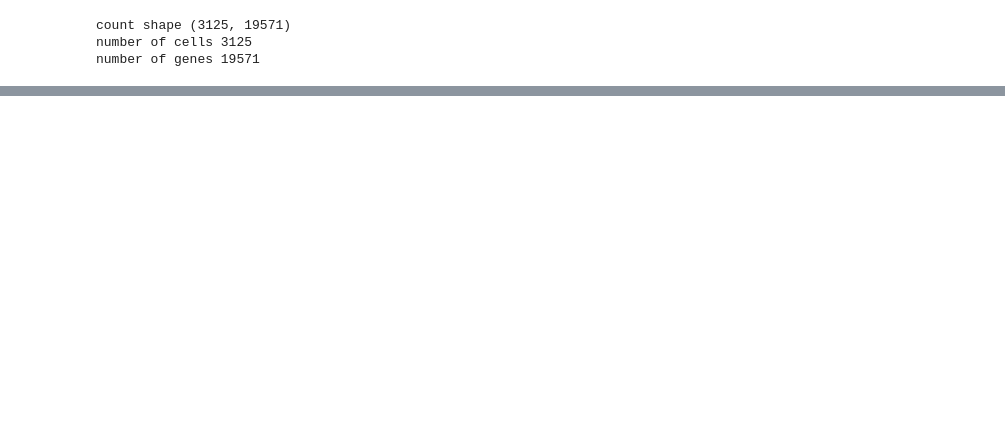
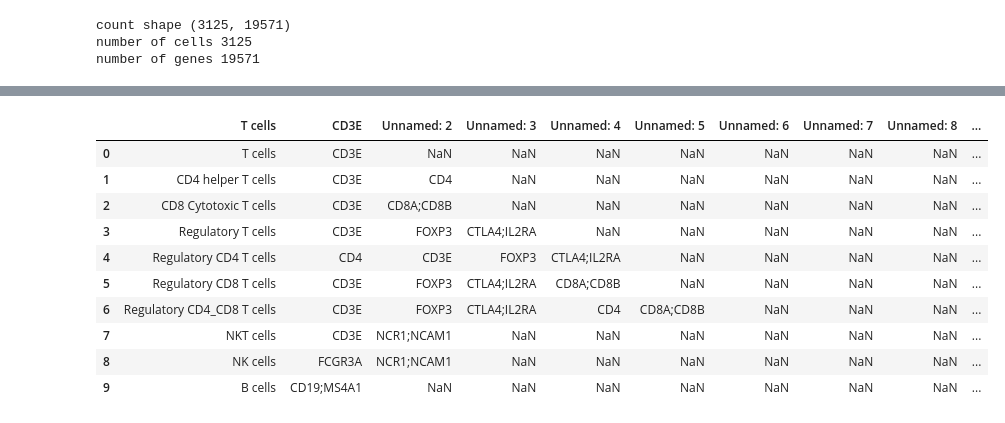
Before and after one commit to ItayShlosberg/classifying-response-to-immunotherapy, a Jupyter notebook: data_analysis/classifying_cell_types.ipynb, the cells around one changed output, grey strips where cells are left out. Drawn from its saved outputs; the diff is of its cells as text; code cells hidden in the pictures; blank space fills up the shorter version.

```diff
--- a/data_analysis/classifying_cell_types.ipynb
+++ b/data_analysis/classifying_cell_types.ipynb
@@ -42,0 +77,30 @@ number of genes 19571
+# %%
+# Extract ImmuneCellsMarkersUpdated Excel file from PC and load it into DataFrame.
+MARKERS_PATH = path.join(PROJECT_PATH, r'Data\ImmuneCellsMarkersUpdated.xlsx')
+xls = pd.ExcelFile(MARKERS_PATH)
+df = pd.read_excel(xls)
+# df = pd.read_excel(xls, 'Sheet1')
+
+# Reorganize the table, the column names actually accouns the first row of the DataFrame
+columns = [v if not 'Unnamed' in v else np.NAN for v in  list(df.columns)]
+df.loc[28] =  columns
+df = df.reindex([28]+list(range(0,28))).reset_index(drop=True)
+
+# convert df to dictionary markers table
+rm_nan = lambda lst: list([vv for vv in lst if not vv is np.NAN])
+df_rows = df.values.tolist()
+map_celltype_to_markers = {v[0]: rm_nan(v[1:]) for v in df_rows}
+
+df.head(10)
+# %% [output]
+|  | T cells | CD3E | Unnamed: 2 | Unnamed: 3 | Unnamed: 4 | Unnamed: 5 | Unnamed: 6 | Unnamed: 7 | Unnamed: 8 | ... |
+| 0 | T cells | CD3E | NaN | NaN | NaN | NaN | NaN | NaN | NaN | ... |
+| 1 | CD4 helper T cells | CD3E | CD4 | NaN | NaN | NaN | NaN | NaN | NaN | ... |
+| 2 | CD8 Cytotoxic T cells | CD3E | CD8A;CD8B | NaN | NaN | NaN | NaN | NaN | NaN | ... |
+| 3 | Regulatory T cells | CD3E | FOXP3 | CTLA4;IL2RA | NaN | NaN | NaN | NaN | NaN | ... |
+| 4 | Regulatory CD4 T cells | CD4 | CD3E | FOXP3 | CTLA4;IL2RA | NaN | NaN | NaN | NaN | ... |
+| 5 | Regulatory CD8 T cells | CD3E | FOXP3 | CTLA4;IL2RA | CD8A;CD8B | NaN | NaN | NaN | NaN | ... |
+| 6 | Regulatory CD4_CD8 T cells | CD3E | FOXP3 | CTLA4;IL2RA | CD4 | CD8A;CD8B | NaN | NaN | NaN | ... |
+| 7 | NKT cells | CD3E | NCR1;NCAM1 | NaN | NaN | NaN | NaN | NaN | NaN | ... |
+| 8 | NK cells | FCGR3A | NCR1;NCAM1 | NaN | NaN | NaN | NaN | NaN | NaN | ... |
+| 9 | B cells | CD19;MS4A1 | NaN | NaN | NaN | NaN | NaN | NaN | NaN | ... |
```
Also changed, not shown: parts of 15 cells of this notebook, 1 other file.
